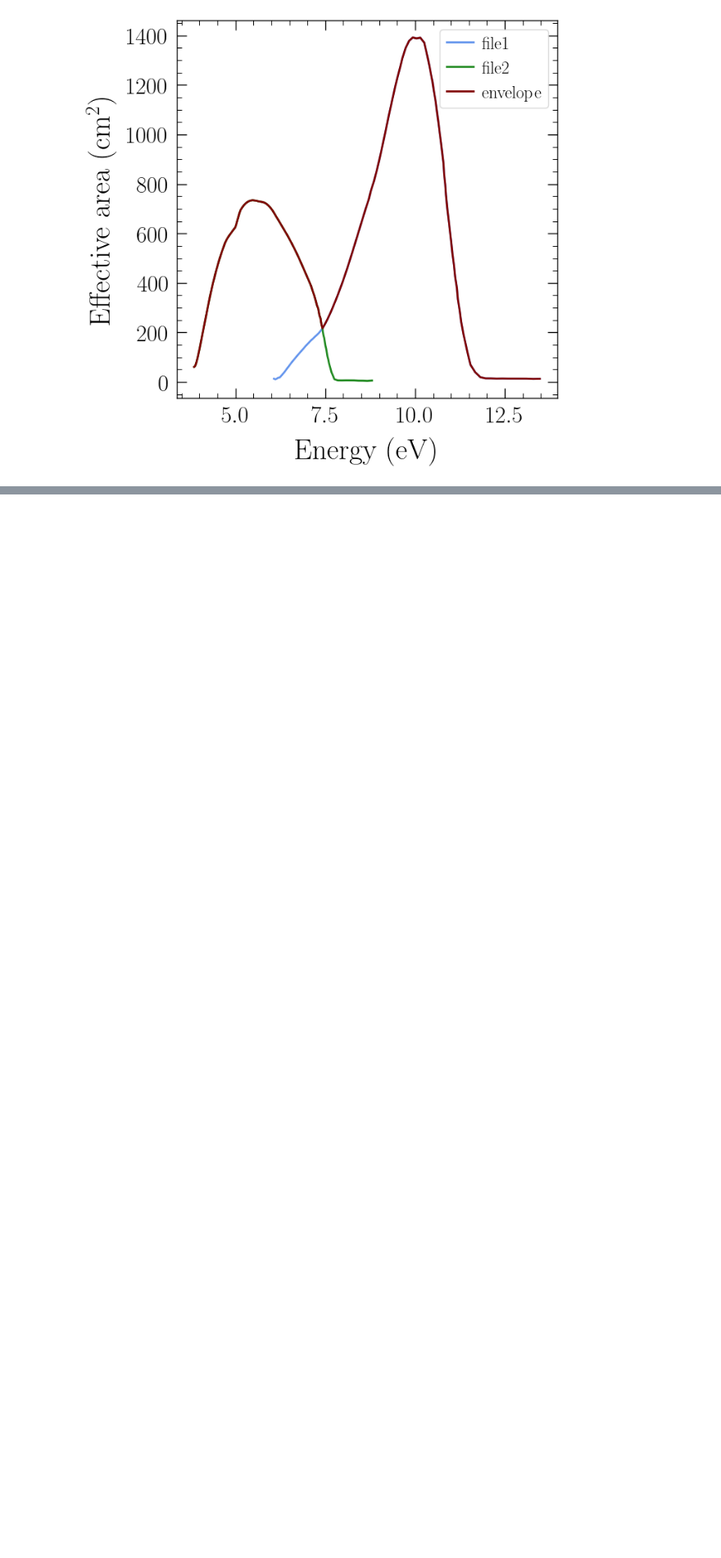
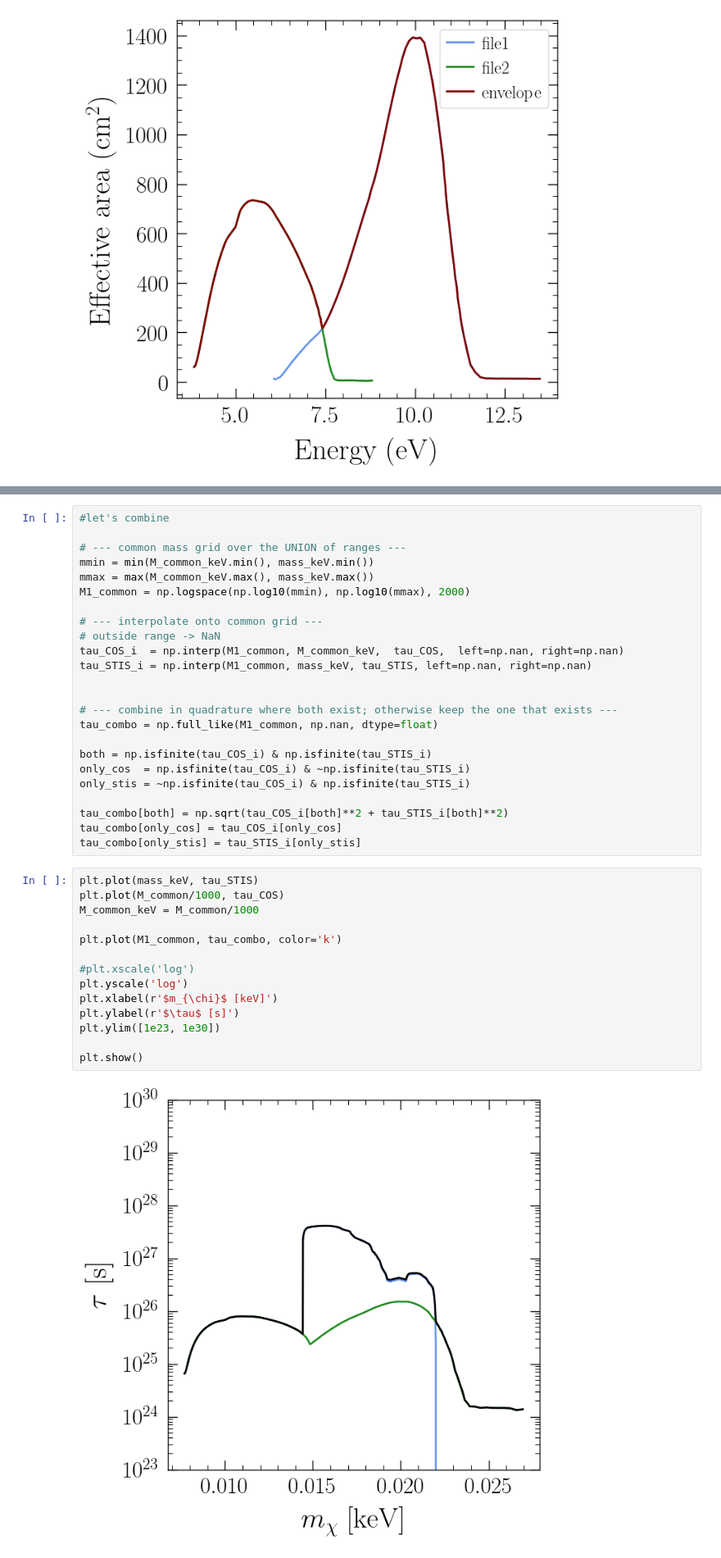
Before and after one commit to joshua-benabou/Mega_Decaying_DM_Milkyway_Analysis, a Jupyter notebook: jupyter/HST_projections.ipynb, the cells around one changed output, grey strips where cells are left out. Shown at 82% size. Cells and saved outputs as stored; diff of their text form; blank space fills up the shorter version.

```diff
--- a/jupyter/HST_projections.ipynb
+++ b/jupyter/HST_projections.ipynb
@@ -364,3 +368,43 @@ plt.show()
 #               "tau_limit_arr_s": tau_COS
 #              }
 # np.save("../projected_limits/"+"HST_COS.npy", limit_dict)
+# %%
+#let's combine
+
+# --- common mass grid over the UNION of ranges ---
+mmin = min(M_common_keV.min(), mass_keV.min())
+mmax = max(M_common_keV.max(), mass_keV.max())
+M1_common = np.logspace(np.log10(mmin), np.log10(mmax), 2000)
+
+# --- interpolate onto common grid ---
+# outside range -> NaN
+tau_COS_i  = np.interp(M1_common, M_common_keV,  tau_COS,  left=np.nan, right=np.nan)
+tau_STIS_i = np.interp(M1_common, mass_keV, tau_STIS, left=np.nan, right=np.nan)
+
+
+# --- combine in quadrature where both exist; otherwise keep the one that exists ---
+tau_combo = np.full_like(M1_common, np.nan, dtype=float)
+
+both = np.isfinite(tau_COS_i) & np.isfinite(tau_STIS_i)
+only_cos  = np.isfinite(tau_COS_i) & ~np.isfinite(tau_STIS_i)
+only_stis = ~np.isfinite(tau_COS_i) & np.isfinite(tau_STIS_i)
+
+tau_combo[both] = np.sqrt(tau_COS_i[both]**2 + tau_STIS_i[both]**2)
+tau_combo[only_cos] = tau_COS_i[only_cos]
+tau_combo[only_stis] = tau_STIS_i[only_stis]
+# %%
+plt.plot(mass_keV, tau_STIS)
+plt.plot(M_common/1000, tau_COS)
+M_common_keV = M_common/1000
+
+plt.plot(M1_common, tau_combo, color='k')
+
+#plt.xscale('log')
+plt.yscale('log')
+plt.xlabel(r'$m_{\chi}$ [keV]')
+plt.ylabel(r'$\tau$ [s]')
+plt.ylim([1e23, 1e30])
+
+plt.show()
+# %% [output]
+[figure, added]
```
Also changed, not shown: parts of 6 cells of this notebook, 7 other files.
